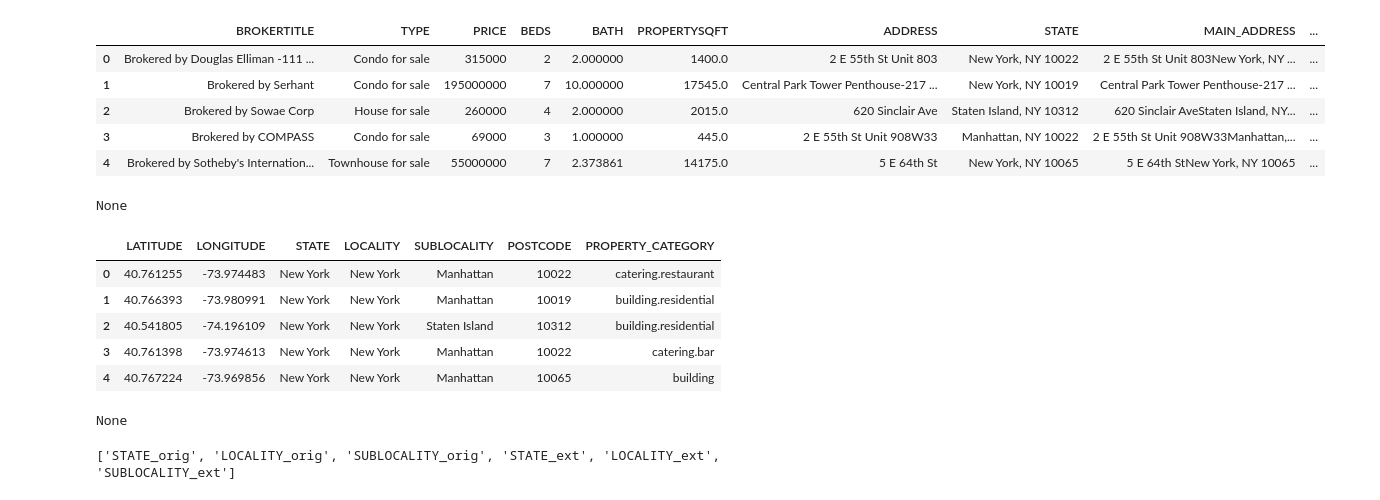
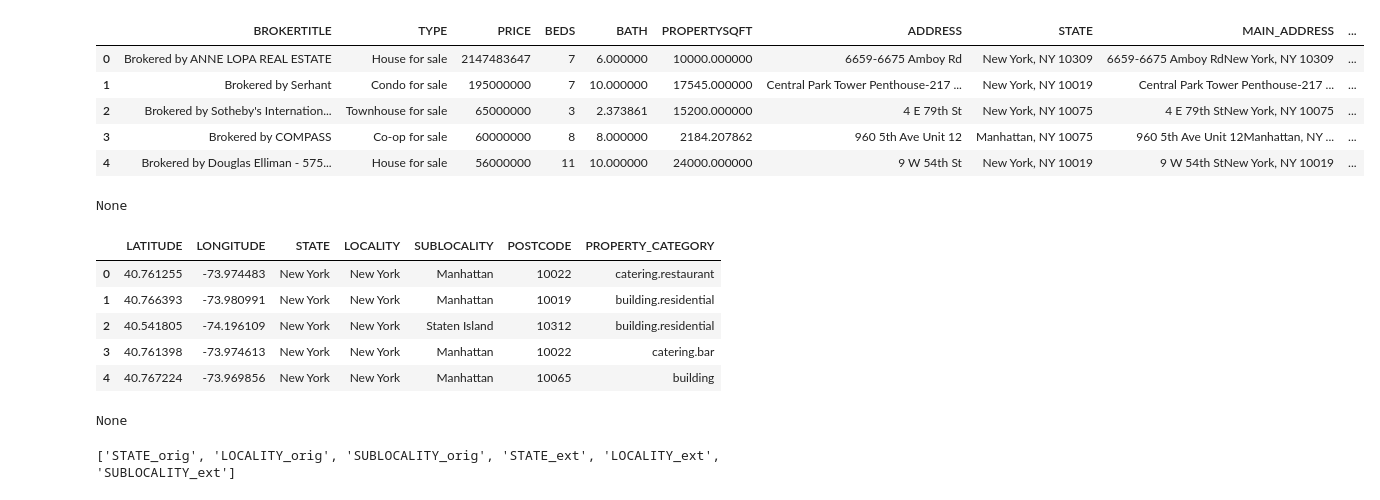
Before and after one commit to avineets87/housing-price-analysis, a Jupyter notebook: data_processing.ipynb, the cells around one changed output. Cells and saved outputs as stored; diff of their text form; code cells hidden in the pictures.

Commit message:
With clean suburb

```diff
--- a/data_processing.ipynb
+++ b/data_processing.ipynb
@@ -4,17 +4,17 @@ import pandas as pd
 import numpy as np
 # %%
 #read and display data
-df1 =pd.read_csv("resources/NY-House-Dataset.csv")
+df1 =pd.read_csv("resources/NY-House-Dataset_suburb.csv")
 df2 = pd.read_csv('resources/housing_geocode_extraction.csv')
 print(display(df1.head(5)))
 print(display(df2.head(5)))
 # %% [output]
 |  | BROKERTITLE | TYPE | PRICE | BEDS | BATH | PROPERTYSQFT | ADDRESS | STATE | MAIN_ADDRESS | ... |
-| 0 | Brokered by Douglas Elliman -111 ... | Condo for sale | 315000 | 2 | 2.000000 | 1400.0 | 2 E 55th St Unit 803 | New York, NY 10022 | 2 E 55th St Unit 803New York, NY ... | ... |
-| 1 | Brokered by Serhant | Condo for sale | 195000000 | 7 | 10.000000 | 17545.0 | Central Park Tower Penthouse-217 ... | New York, NY 10019 | Central Park Tower Penthouse-217 ... | ... |
-| 2 | Brokered by Sowae Corp | House for sale | 260000 | 4 | 2.000000 | 2015.0 | 620 Sinclair Ave | Staten Island, NY 10312 | 620 Sinclair AveStaten Island, NY... | ... |
-| 3 | Brokered by COMPASS | Condo for sale | 69000 | 3 | 1.000000 | 445.0 | 2 E 55th St Unit 908W33 | Manhattan, NY 10022 | 2 E 55th St Unit 908W33Manhattan,... | ... |
-| 4 | Brokered by Sotheby's Internation... | Townhouse for sale | 55000000 | 7 | 2.373861 | 14175.0 | 5 E 64th St | New York, NY 10065 | 5 E 64th StNew York, NY 10065 | ... |
+| 0 | Brokered by ANNE LOPA REAL ESTATE | House for sale | 2147483647 | 7 | 6.000000 | 10000.000000 | 6659-6675 Amboy Rd | New York, NY 10309 | 6659-6675 Amboy RdNew York, NY 10309 | ... |
+| 1 | Brokered by Serhant | Condo for sale | 195000000 | 7 | 10.000000 | 17545.000000 | Central Park Tower Penthouse-217 ... | New York, NY 10019 | Central Park Tower Penthouse-217 ... | ... |
+| 2 | Brokered by Sotheby's Internation... | Townhouse for sale | 65000000 | 3 | 2.373861 | 15200.000000 | 4 E 79th St | New York, NY 10075 | 4 E 79th StNew York, NY 10075 | ... |
+| 3 | Brokered by COMPASS | Co-op for sale | 60000000 | 8 | 8.000000 | 2184.207862 | 960 5th Ave Unit 12 | Manhattan, NY 10075 | 960 5th Ave Unit 12Manhattan, NY ... | ... |
+| 4 | Brokered by Douglas Elliman - 575... | House for sale | 56000000 | 11 | 10.000000 | 24000.000000 | 9 W 54th St | New York, NY 10019 | 9 W 54th StNew York, NY 10019 | ... |
 None
 |  | LATITUDE | LONGITUDE | STATE | LOCALITY | SUBLOCALITY | POSTCODE | PROPERTY_CATEGORY |
 | 0 | 40.761255 | -73.974483 | New York | New York | Manhattan | 10022 | catering.restaurant |
```
Also changed, not shown: parts of 4 cells of this notebook, 2 other files.
